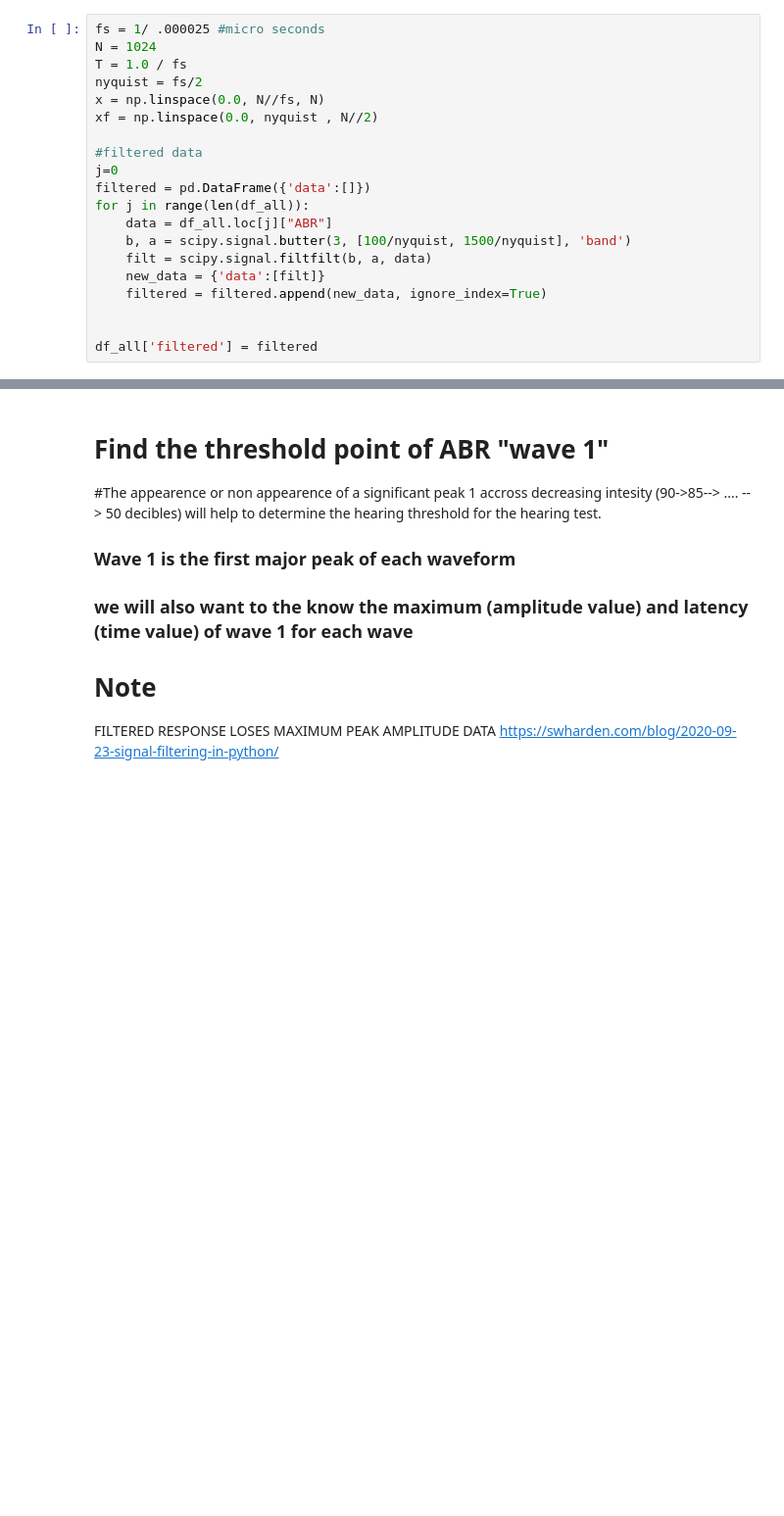
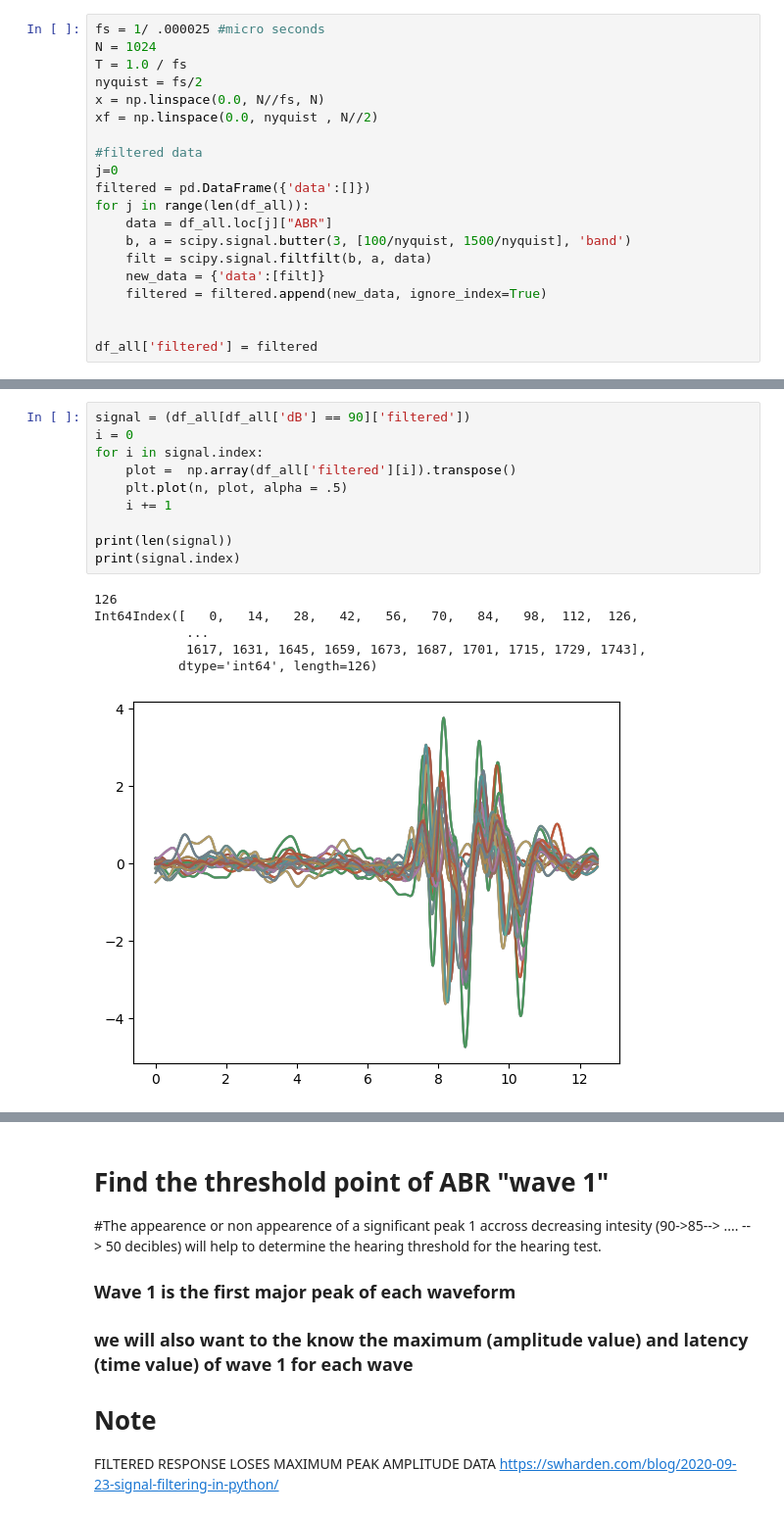
Before and after one commit to DeckerDreams/ABR_Processing, a Jupyter notebook: parser_CNNtest_6.ipynb, the cells around one changed output, grey strips where cells are left out. Shown at 98% size. Drawn from its saved outputs; the diff is of its cells as text; blank space fills up the shorter version.

```diff
--- a/parser_CNNtest_6.ipynb
+++ b/parser_CNNtest_6.ipynb
@@ -379,3 +383,20 @@ for i in neg.index:
+# %%
+signal = (df_all[df_all['dB'] == 90]['filtered'])
+i = 0
+for i in signal.index:
+    plot =  np.array(df_all['filtered'][i]).transpose()
+    plt.plot(n, plot, alpha = .5)
+    i += 1
+
+print(len(signal))
+print(signal.index)
+# %% [output]
+126
+Int64Index([   0,   14,   28,   42,   56,   70,   84,   98,  112,  126,
+            ...
+            1617, 1631, 1645, 1659, 1673, 1687, 1701, 1715, 1729, 1743],
+           dtype='int64', length=126)
+[figure, added]
 # %%
 #expiramenting with find peaks algorithm
 from scipy.signal import chirp, find_peaks, peak_widths
```
Also changed, not shown: parts of 35 cells of this notebook, 44 other files.
